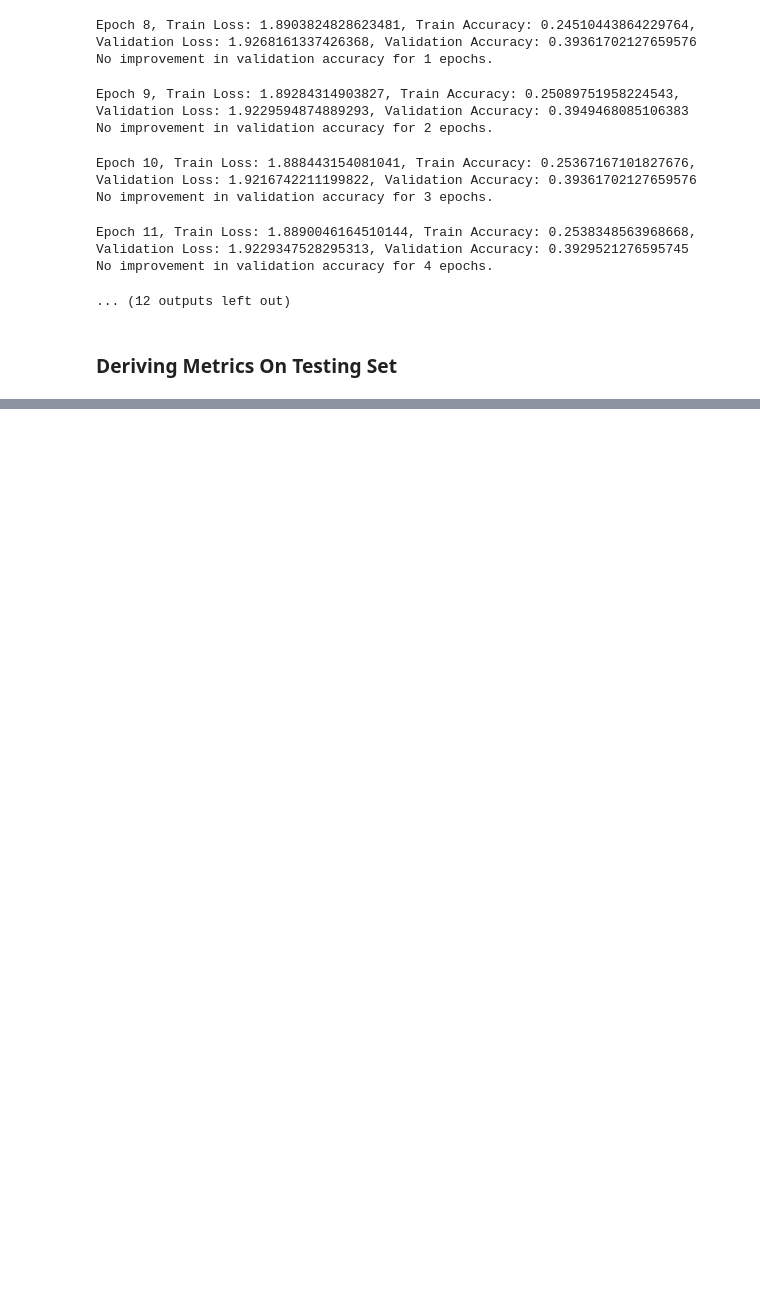
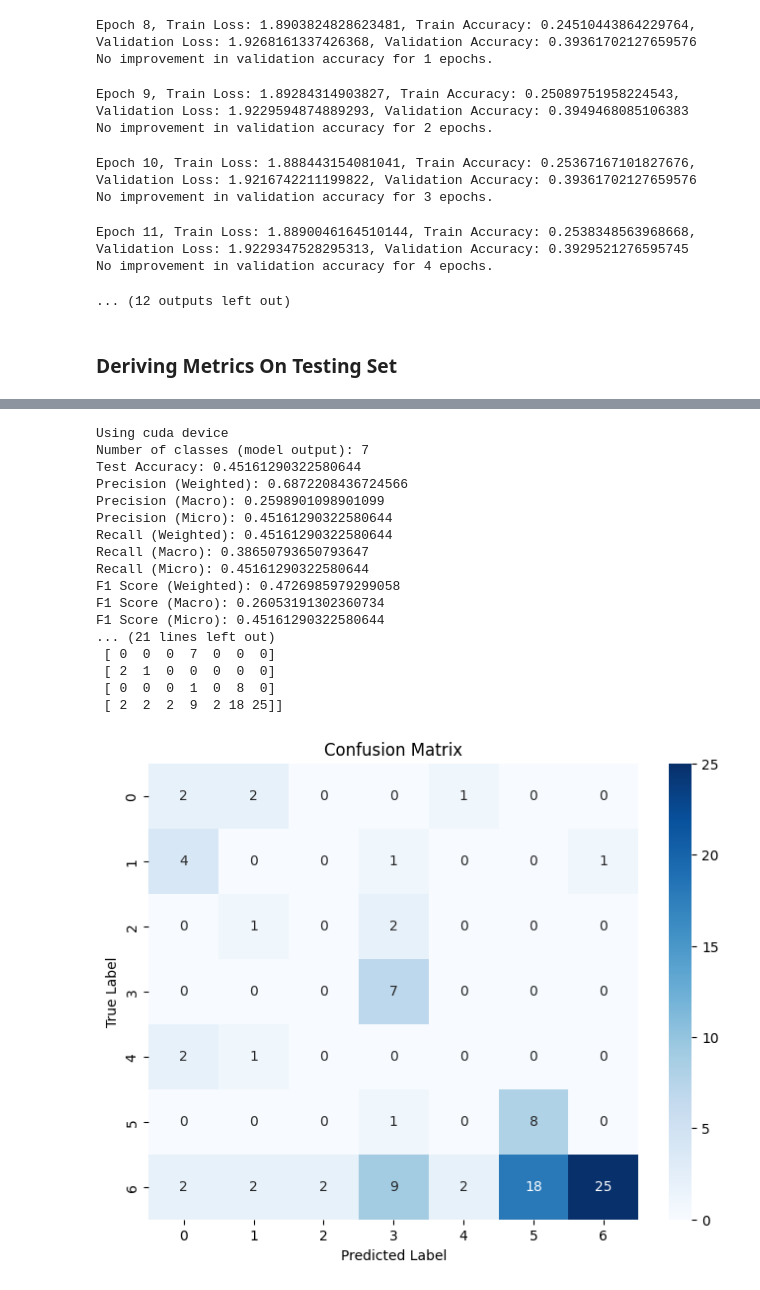
Before and after one commit to Jer0me123/Deep-Learning-For-Computer-Vision, a Jupyter notebook: Models/ResEmoteNet/ResEmoteNet.ipynb, the cells around one changed output, grey strips where cells are left out. Cells and saved outputs as stored; diff of their text form; code cells hidden in the pictures; blank space fills up the shorter version.

```diff
--- a/Models/ResEmoteNet/ResEmoteNet.ipynb
+++ b/Models/ResEmoteNet/ResEmoteNet.ipynb
@@ -675,0 +560,41 @@ Max emotion:  Sad
+# %%
+# data_directory = '../../Datasets/RAF-DB_Structured_Aligned'
+# data_directory = '../../Datasets/AffectNet_Structured_Aligned'
+data_directory = '../../Datasets/CK+_Structured_Aligned'
+# data_directory = '../../Datasets/FER_Structured_Aligned'
+# data_directory = '../../Datasets/JAFFE_Structured_Aligned'
+
+
+# Device configuration
+device = torch.device("cuda" if torch.cuda.is_available() else "cpu")
+print(f"Using {device} device")
+
+lr = 0.001
+batch_size = 16
+momentum = 0.9
+weight_decay = 1e-4
+patience = 15
+num_epochs = 300
+dataset_name = 'RAF-DB_Aligned'
+model_path = f'ModelsReadyForComparison/ResEmoteNet_{dataset_name}_best_model_LR_{lr}_BS_{batch_size}_M_{momentum}_WD_{weight_decay}_P_{patience}_E_{num_epochs}.pth'
+
+TestResEmoteNet(data_directory, model_path, batch_size=15)
+# %% [output]
+Using cuda device
+Number of classes (model output): 7
+Test Accuracy: 0.45161290322580644
+Precision (Weighted): 0.6872208436724566
+Precision (Macro): 0.2598901098901099
+Precision (Micro): 0.45161290322580644
+Recall (Weighted): 0.45161290322580644
+Recall (Macro): 0.38650793650793647
+Recall (Micro): 0.45161290322580644
+F1 Score (Weighted): 0.4726985979299058
+F1 Score (Macro): 0.26053191302360734
+F1 Score (Micro): 0.45161290322580644
+... (21 lines left out)
+ [ 0  0  0  7  0  0  0]
+ [ 2  1  0  0  0  0  0]
+ [ 0  0  0  1  0  8  0]
+ [ 2  2  2  9  2 18 25]]
+[figure, added]
```
Also changed, not shown: parts of 7 cells of this notebook, 18 other files.
